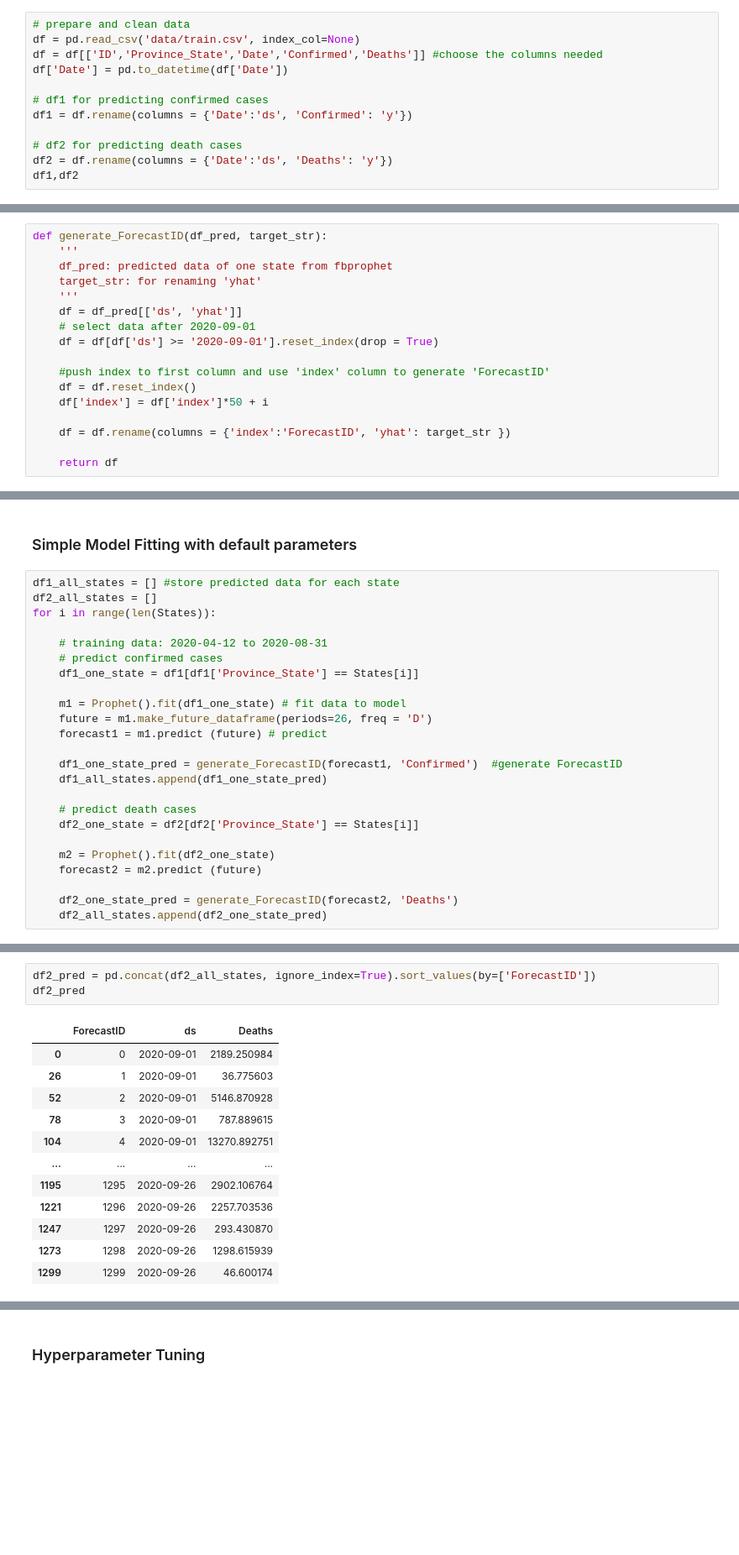
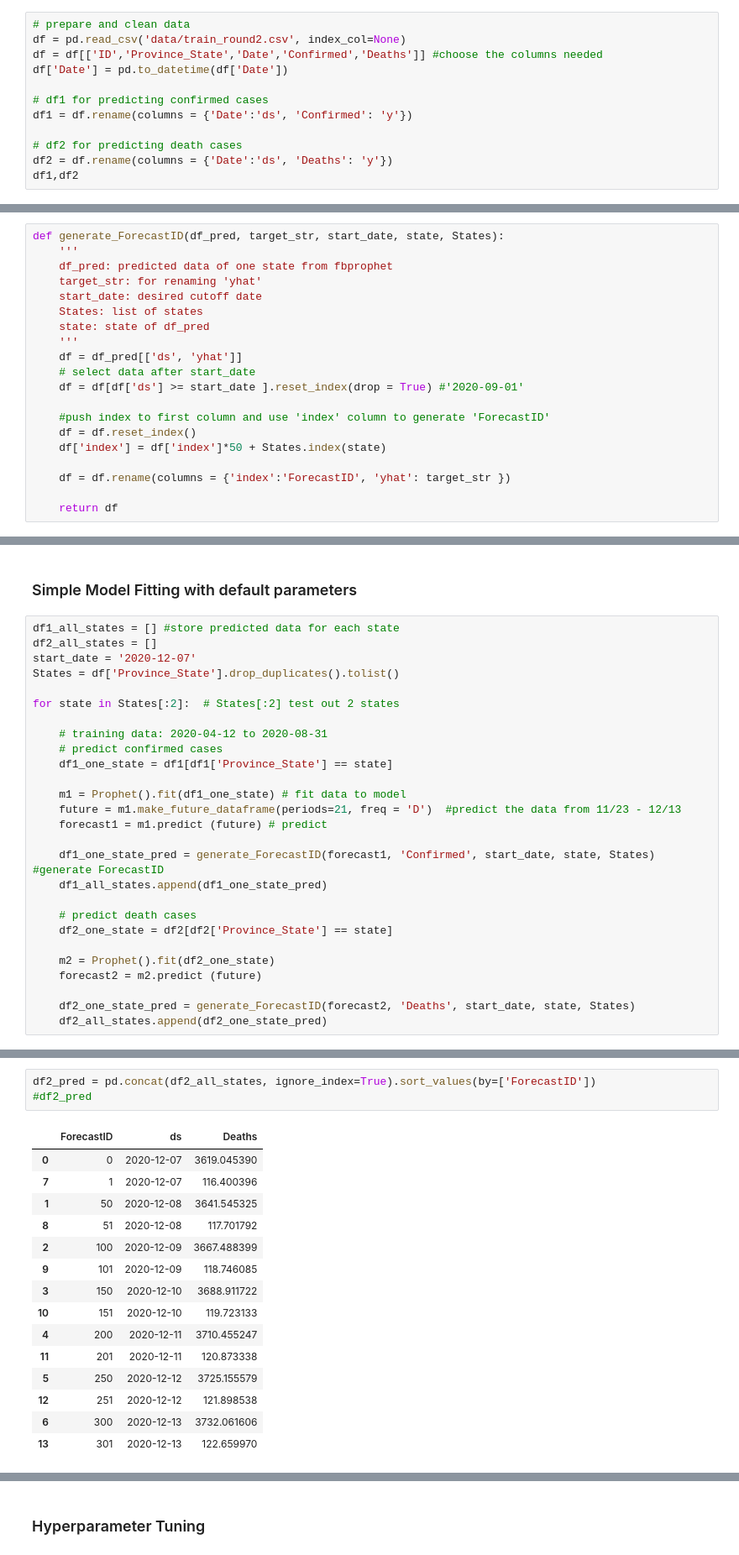
Before and after one commit to chuliu17/CS145_COVID_PROJECT, a Jupyter notebook: Fbprophet.ipynb, the cells around one changed output, grey strips where cells are left out. Shown at 84% size. Cells and saved outputs as stored; diff of their text form; blank space fills up the shorter version.

Commit message:
add train_round2.csv and modify fbprophet
tested up to the simple model version

```diff
--- a/Fbprophet.ipynb
+++ b/Fbprophet.ipynb
@@ -13,7 +13,7 @@ from sklearn.model_selection import ParameterGrid
 import itertools
 # %%
 # prepare and clean data
-df = pd.read_csv('data/train.csv', index_col=None)
+df = pd.read_csv('data/train_round2.csv', index_col=None)
 df = df[['ID','Province_State','Date','Confirmed','Deaths']] #choose the columns needed
 df['Date'] = pd.to_datetime(df['Date'])
 
@@ -47,18 +47,21 @@ len(States)
 # %% [output]
 50
 # %%
-def generate_ForecastID(df_pred, target_str):
+def generate_ForecastID(df_pred, target_str, start_date, state, States):
     '''
     df_pred: predicted data of one state from fbprophet
     target_str: for renaming 'yhat'
+    start_date: desired cutoff date
+    States: list of states
+    state: state of df_pred
     '''
     df = df_pred[['ds', 'yhat']]
-    # select data after 2020-09-01
-    df = df[df['ds'] >= '2020-09-01'].reset_index(drop = True)
+    # select data after start_date
+    df = df[df['ds'] >= start_date ].reset_index(drop = True) #'2020-09-01'
 
     #push index to first column and use 'index' column to generate 'ForecastID'
     df = df.reset_index()
-    df['index'] = df['index']*50 + i
+    df['index'] = df['index']*50 + States.index(state)
 
     df = df.rename(columns = {'index':'ForecastID', 'yhat': target_str })
 
@@ -97,25 +100,28 @@ def get_bestParameters(df, all_params):
 # %%
 df1_all_states = [] #store predicted data for each state
 df2_all_states = []
-for i in range(len(States)):
+start_date = '2020-12-07'
+States = df['Province_State'].drop_duplicates().tolist()
+
+for state in States[:2]:  # States[:2] test out 2 states
 
     # training data: 2020-04-12 to 2020-08-31
     # predict confirmed cases
-    df1_one_state = df1[df1['Province_State'] == States[i]]
+    df1_one_state = df1[df1['Province_State'] == state]
 
     m1 = Prophet().fit(df1_one_state) # fit data to model
-    future = m1.make_future_dataframe(periods=26, freq = 'D')
+    future = m1.make_future_dataframe(periods=21, freq = 'D')  #predict the data from 11/23 - 12/13
     forecast1 = m1.predict (future) # predict
 
-    df1_one_state_pred = generate_ForecastID(forecast1, 'Confirmed')  #generate ForecastID
+    df1_one_state_pred = generate_ForecastID(forecast1, 'Confirmed', start_date, state, States)  #generate ForecastID
     df1_all_states.append(df1_one_state_pred)
 
     # predict death cases
-    df2_one_state = df2[df2['Province_State'] == States[i]]
+    df2_one_state = df2[df2['Province_State'] == state]
 
     m2 = Prophet().fit(df2_one_state)
     forecast2 = m2.predict (future)
 
-    df2_one_state_pred = generate_ForecastID(forecast2, 'Deaths')
+    df2_one_state_pred = generate_ForecastID(forecast2, 'Deaths', start_date, state, States)
     df2_all_states.append(df2_one_state_pred)
 # %% [output]
@@ -157,16 +155,19 @@ df1_pred
 # %%
 df2_pred = pd.concat(df2_all_states, ignore_index=True).sort_values(by=['ForecastID'])
-df2_pred
+#df2_pred
 # %% [output]
 |  | ForecastID | ds | Deaths |
-| 0 | 0 | 2020-09-01 | 2189.250984 |
-| 26 | 1 | 2020-09-01 | 36.775603 |
-| 52 | 2 | 2020-09-01 | 5146.870928 |
-| 78 | 3 | 2020-09-01 | 787.889615 |
-| 104 | 4 | 2020-09-01 | 13270.892751 |
-| ... | ... | ... | ... |
-| 1195 | 1295 | 2020-09-26 | 2902.106764 |
-| 1221 | 1296 | 2020-09-26 | 2257.703536 |
-| 1247 | 1297 | 2020-09-26 | 293.430870 |
-| 1273 | 1298 | 2020-09-26 | 1298.615939 |
-| 1299 | 1299 | 2020-09-26 | 46.600174 |
+| 0 | 0 | 2020-12-07 | 3619.045390 |
+| 7 | 1 | 2020-12-07 | 116.400396 |
+| 1 | 50 | 2020-12-08 | 3641.545325 |
+| 8 | 51 | 2020-12-08 | 117.701792 |
+| 2 | 100 | 2020-12-09 | 3667.488399 |
+| 9 | 101 | 2020-12-09 | 118.746085 |
+| 3 | 150 | 2020-12-10 | 3688.911722 |
+| 10 | 151 | 2020-12-10 | 119.723133 |
+| 4 | 200 | 2020-12-11 | 3710.455247 |
+| 11 | 201 | 2020-12-11 | 120.873338 |
+| 5 | 250 | 2020-12-12 | 3725.155579 |
+| 12 | 251 | 2020-12-12 | 121.898538 |
+| 6 | 300 | 2020-12-13 | 3732.061606 |
+| 13 | 301 | 2020-12-13 | 122.659970 |
```
Also changed, not shown: parts of 9 cells of this notebook, 3 other files.
